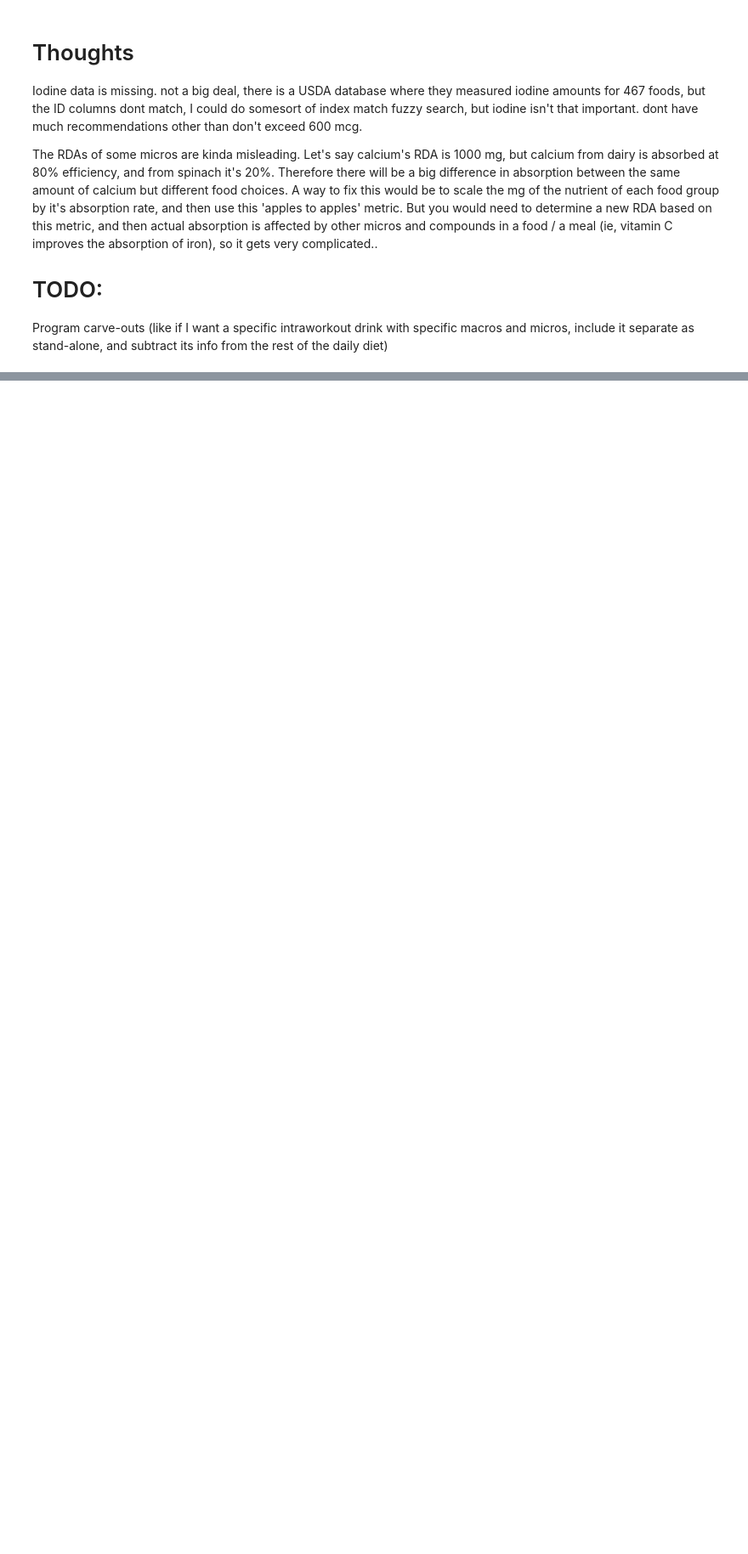
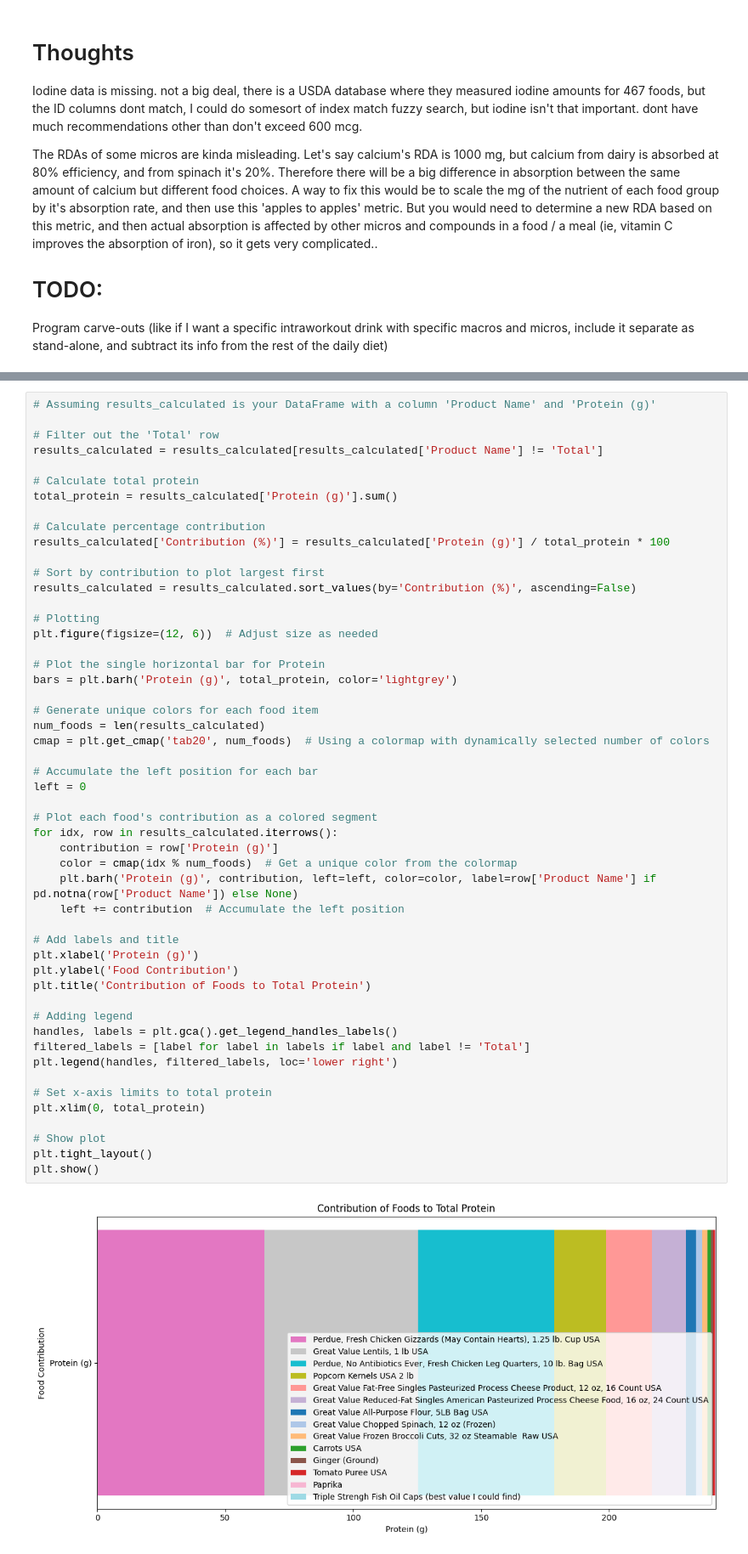
Before and after one commit to Hyperi0n1337/Linear-Optimization-Diet, a Jupyter notebook: Linear Optimization.ipynb, the cells around one changed output, grey strips where cells are left out. Shown at 85% size. Cells and saved outputs as stored; diff of their text form; blank space fills up the shorter version.

Commit message:
Added graphs of food contributions for each macro and micro (for some reason though figure is duplicated in the jupyter notebook, not sure how to fix it or why its doing it

```diff
--- a/Linear Optimization.ipynb
+++ b/Linear Optimization.ipynb
@@ -745,0 +748,53 @@ plt.show()
+# %%
+# Assuming results_calculated is your DataFrame with a column 'Product Name' and 'Protein (g)'
+
+# Filter out the 'Total' row
+results_calculated = results_calculated[results_calculated['Product Name'] != 'Total']
+
+# Calculate total protein
+total_protein = results_calculated['Protein (g)'].sum()
+
+# Calculate percentage contribution
+results_calculated['Contribution (%)'] = results_calculated['Protein (g)'] / total_protein * 100
+
+# Sort by contribution to plot largest first
+results_calculated = results_calculated.sort_values(by='Contribution (%)', ascending=False)
+
+# Plotting
+plt.figure(figsize=(12, 6))  # Adjust size as needed
+
+# Plot the single horizontal bar for Protein
+bars = plt.barh('Protein (g)', total_protein, color='lightgrey')
+
+# Generate unique colors for each food item
+num_foods = len(results_calculated)
+cmap = plt.get_cmap('tab20', num_foods)  # Using a colormap with dynamically selected number of colors
+
+# Accumulate the left position for each bar
+left = 0
+
+# Plot each food's contribution as a colored segment
+for idx, row in results_calculated.iterrows():
+    contribution = row['Protein (g)']
+    color = cmap(idx % num_foods)  # Get a unique color from the colormap
+    plt.barh('Protein (g)', contribution, left=left, color=color, label=row['Product Name'] if pd.notna(row['Product Name']) else None)
+    left += contribution  # Accumulate the left position
+
+# Add labels and title
+plt.xlabel('Protein (g)')
+plt.ylabel('Food Contribution')
+plt.title('Contribution of Foods to Total Protein')
+
+# Adding legend
+handles, labels = plt.gca().get_legend_handles_labels()
+filtered_labels = [label for label in labels if label and label != 'Total']
+plt.legend(handles, filtered_labels, loc='lower right')
+
+# Set x-axis limits to total protein
+plt.xlim(0, total_protein)
+
+# Show plot
+plt.tight_layout()
+plt.show()
+# %% [output]
+[figure, added]
```
Also changed, not shown: parts of 10 cells of this notebook, 1 other file.
